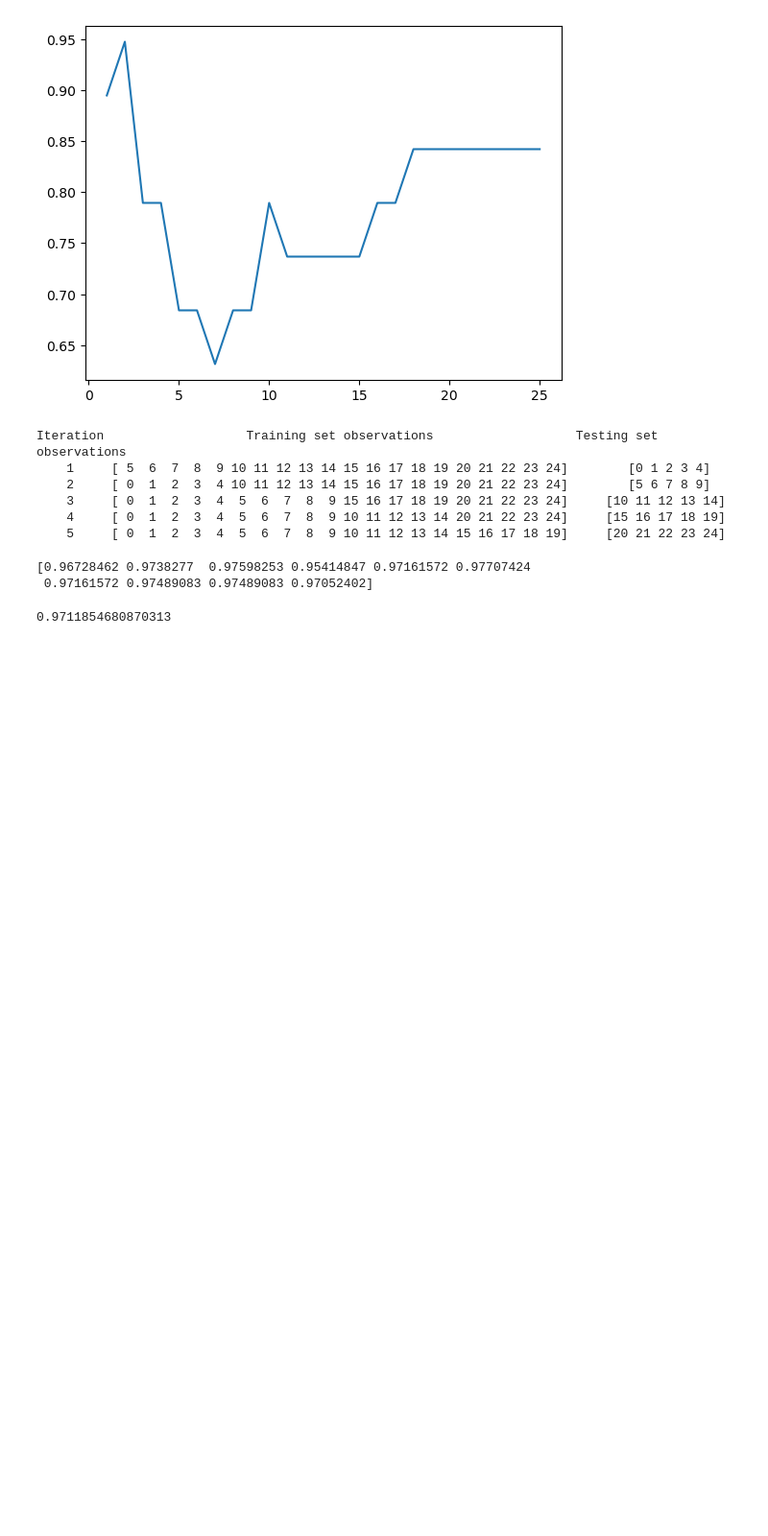
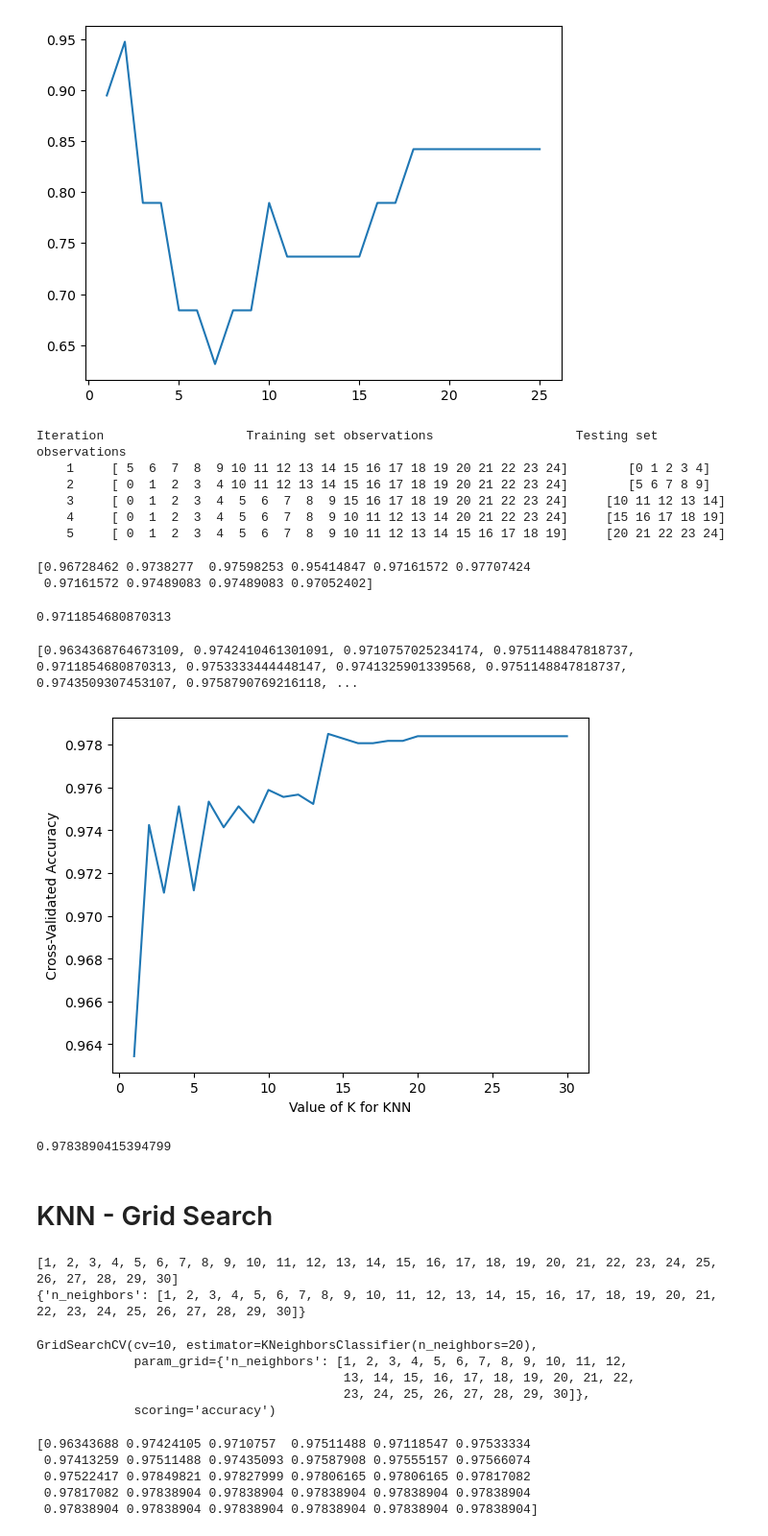
Before and after one commit to shruthivenkat/CECS550_Group6, a Jupyter notebook: #7 - Cross Validation.ipynb, the cells around one changed output. Shown at 96% size. Drawn from its saved outputs; the diff is of its cells as text; code cells hidden in the pictures; blank space fills up the shorter version.

Commit message:
KNN grid search and cross validation - done

```diff
--- a/#7 - Cross Validation.ipynb
+++ b/#7 - Cross Validation.ipynb
@@ -595,3 +601,58 @@ print(scores)
 print(scores.mean())
 # %% [output]
 0.9711854680870313
+# %%
+from sklearn.neighbors import KNeighborsClassifier
+from sklearn.model_selection import cross_val_score
+
+k_range = list(range(1, 31))
+k_scores = []
+for k in k_range:
+    knn = KNeighborsClassifier(n_neighbors=k)
+    scores = cross_val_score(knn, X, y, cv=10, scoring='accuracy')
+    k_scores.append(scores.mean())
+print(k_scores)
+plt.plot(k_range, k_scores)
+plt.xlabel('Value of K for KNN')
+plt.ylabel('Cross-Validated Accuracy')
+plt.show()
+# %% [output]
+[0.9634368764673109, 0.9742410461301091, 0.9710757025234174, 0.9751148847818737, 0.9711854680870313, 0.9753333444448147, 0.9741325901339568, 0.9751148847818737, 0.9743509307453107, 0.9758790769216118, ...
+[figure, added]
+# %%
+knn = KNeighborsClassifier(n_neighbors=20)
+print(cross_val_score(knn, X, y, cv=10, scoring='accuracy').mean())
+# %% [output]
+0.9783890415394799
+# %% [markdown]
+# KNN - Grid Search
+# %%
+from sklearn.model_selection import GridSearchCV
+
+k_range = list(range(1, 31))
+print(k_range)
+
+param_grid = dict(n_neighbors=k_range)
+print(param_grid)
+# %% [output]
+[1, 2, 3, 4, 5, 6, 7, 8, 9, 10, 11, 12, 13, 14, 15, 16, 17, 18, 19, 20, 21, 22, 23, 24, 25, 26, 27, 28, 29, 30]
+{'n_neighbors': [1, 2, 3, 4, 5, 6, 7, 8, 9, 10, 11, 12, 13, 14, 15, 16, 17, 18, 19, 20, 21, 22, 23, 24, 25, 26, 27, 28, 29, 30]}
+# %%
+from sklearn.model_selection import GridSearchCV
+grid = GridSearchCV(knn, param_grid, cv=10, scoring='accuracy', return_train_score=False)
+grid.fit(X, y)
+# %% [output]
+GridSearchCV(cv=10, estimator=KNeighborsClassifier(n_neighbors=20),
+             param_grid={'n_neighbors': [1, 2, 3, 4, 5, 6, 7, 8, 9, 10, 11, 12,
+                                         13, 14, 15, 16, 17, 18, 19, 20, 21, 22,
+                                         23, 24, 25, 26, 27, 28, 29, 30]},
+             scoring='accuracy')
+# %%
+grid_mean_scores = grid.cv_results_['mean_test_score']
+print(grid_mean_scores)
+# %% [output]
+[0.96343688 0.97424105 0.9710757  0.97511488 0.97118547 0.97533334
+ 0.97413259 0.97511488 0.97435093 0.97587908 0.97555157 0.97566074
+ 0.97522417 0.97849821 0.97827999 0.97806165 0.97806165 0.97817082
+ 0.97817082 0.97838904 0.97838904 0.97838904 0.97838904 0.97838904
+ 0.97838904 0.97838904 0.97838904 0.97838904 0.97838904 0.97838904]
```
Also changed, not shown: parts of 13 cells of this notebook.
